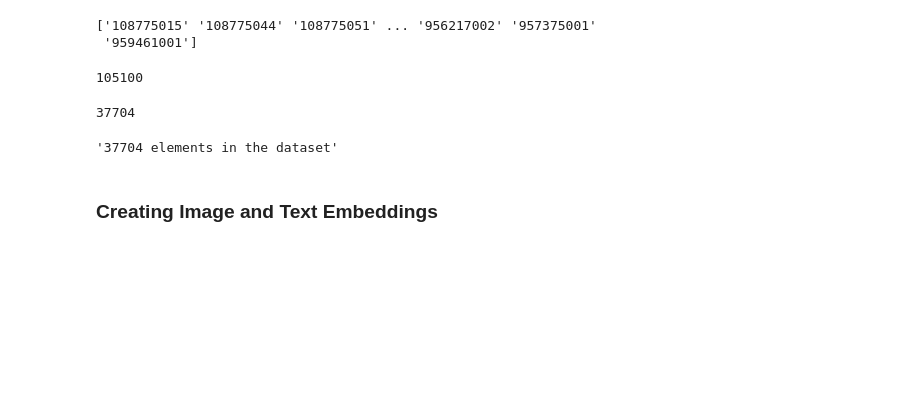
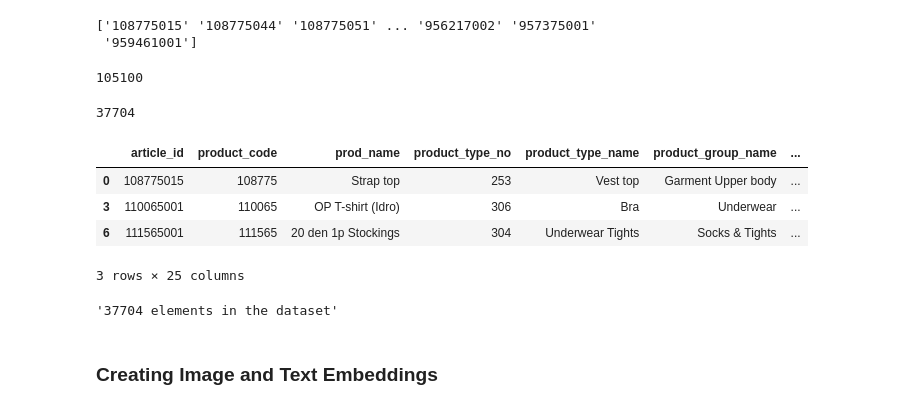
Before and after one commit to Raihan2511/ShopLens-AI-Shopping-Assistant, a Jupyter notebook: server/notebooks/fashion-clip.ipynb, the cells around one changed output. Cells and saved outputs as stored; diff of their text form; code cells hidden in the pictures; blank space fills up the shorter version.

```diff
--- a/server/notebooks/fashion-clip.ipynb
+++ b/server/notebooks/fashion-clip.ipynb
@@ -76,3 +77,11 @@ subset = subset[subset["product_type_name"].isin(most_frequent_product_types)]
 subset.shape[0]
 # %% [output]
 37704
+# %%
+subset.head(3)
+# %% [output]
+|  | article_id | product_code | prod_name | product_type_no | product_type_name | product_group_name | ... |
+| 0 | 108775015 | 108775 | Strap top | 253 | Vest top | Garment Upper body | ... |
+| 3 | 110065001 | 110065 | OP T-shirt (Idro) | 306 | Bra | Underwear | ... |
+| 6 | 111565001 | 111565 | 20 den 1p Stockings | 304 | Underwear Tights | Socks & Tights | ... |
+3 rows × 25 columns
```
Also changed, not shown: parts of 2 cells of this notebook, 11 other files.
